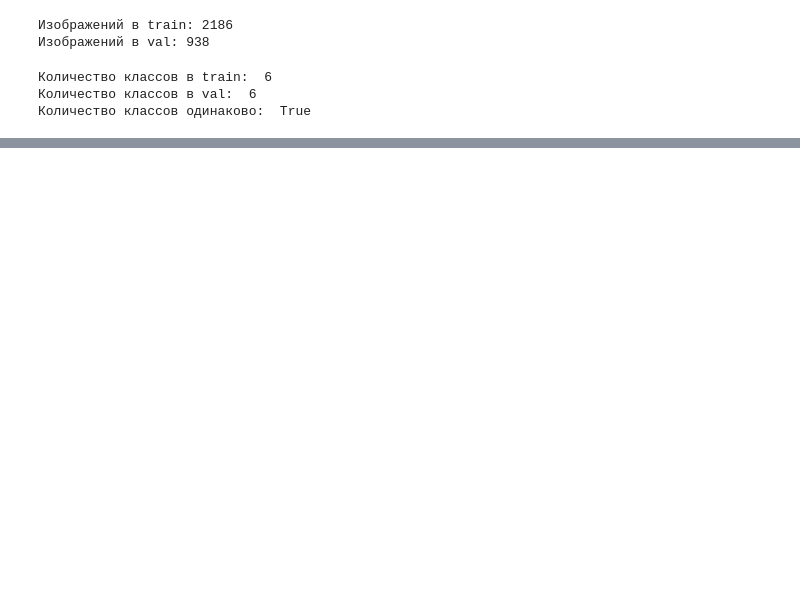
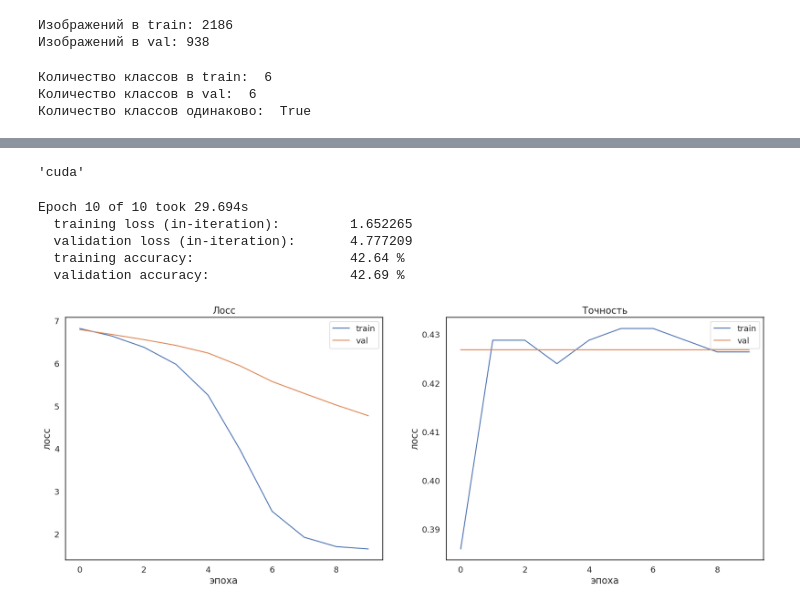
Before and after one commit to OVP2023/NN, a Jupyter notebook: DZ3_Улучшение_качества_обучения_нейросетей.ipynb, the cells around one changed output, grey strips where cells are left out. Cells and saved outputs as stored; diff of their text form; code cells hidden in the pictures; blank space fills up the shorter version.

```diff
--- a/DZ3_Улучшение_качества_обучения_нейросетей.ipynb
+++ b/DZ3_Улучшение_качества_обучения_нейросетей.ipynb
@@ -122,0 +136,5 @@ show_images(train_dataset)
+# %%
+device = "cuda" if torch.cuda.is_available() else "cpu"
+device
+# %% [output]
+'cuda'
@@ -122,0 +247,12 @@ show_images(train_dataset)
+# %%
+batch_size = 64
+
+# не забудем перемешать train
+train_batch_gen = torch.utils.data.DataLoader(
+    train_dataset, batch_size=batch_size, shuffle=True
+)
+# валидационный датасет мешать не нужно, а точнее бессмысленно
+# сеть на нём не обучается
+val_batch_gen = torch.utils.data.DataLoader(
+    val_dataset, batch_size=batch_size, shuffle=False
+)
@@ -122,0 +263,20 @@ show_images(train_dataset)
+# %%
+model = mobilenet_v3_small(pretrained=False)
+model.fc = nn.Linear(512, 42)
+model = model.to(device)
+
+criterion = nn.CrossEntropyLoss()
+optimizer = torch.optim.SGD(model.parameters(), lr=0.01)
+
+clf_model, history = train(
+    model, criterion, optimizer,
+    train_batch_gen, val_batch_gen,
+    num_epochs=10
+)
+# %% [output]
+Epoch 10 of 10 took 29.694s
+  training loss (in-iteration):         1.652265
+  validation loss (in-iteration):       4.777209
+  training accuracy:                    42.64 %
+  validation accuracy:                  42.69 %
+[figure, added]
```
Also changed, not shown: parts of 11 cells of this notebook.
